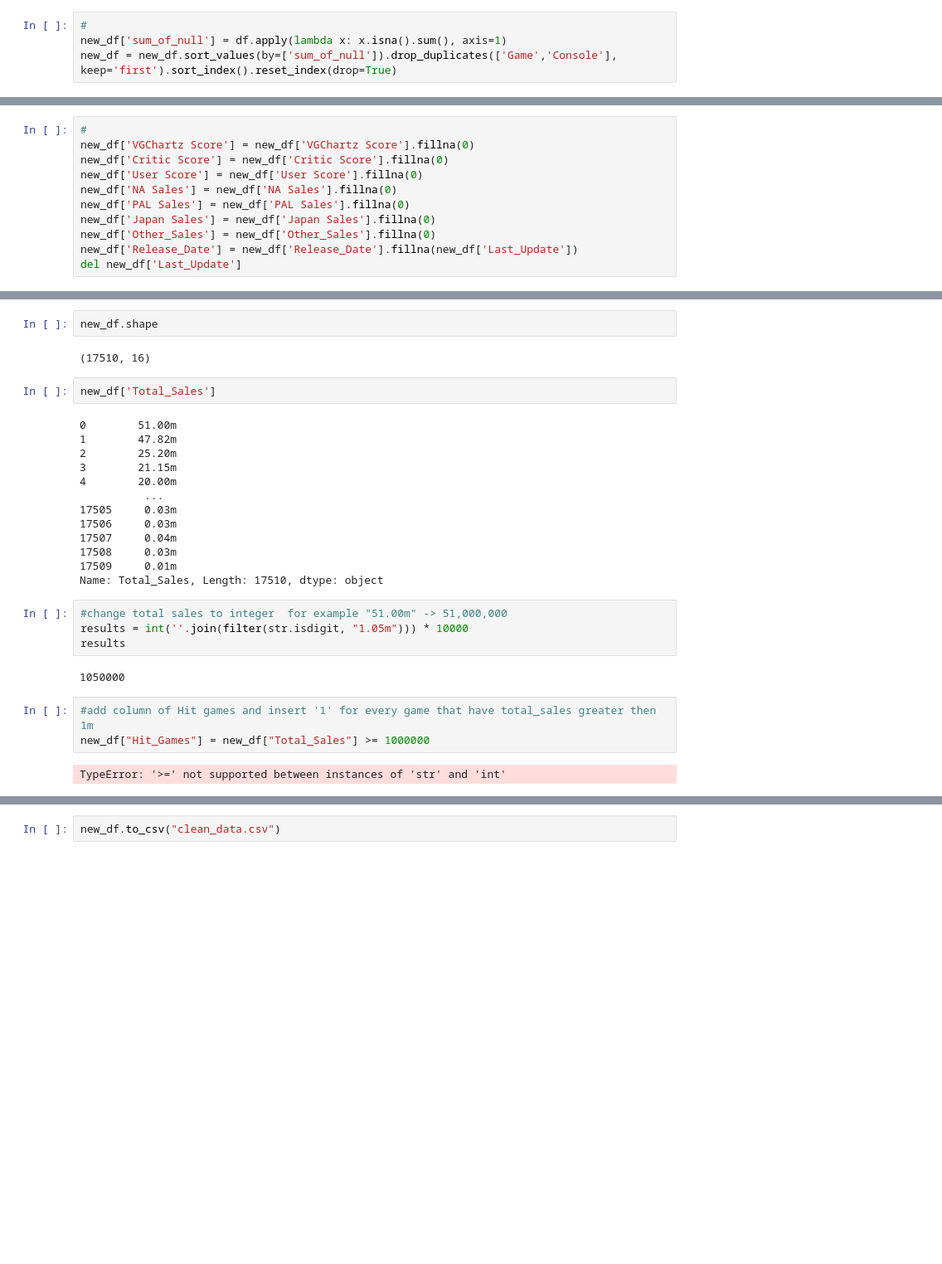
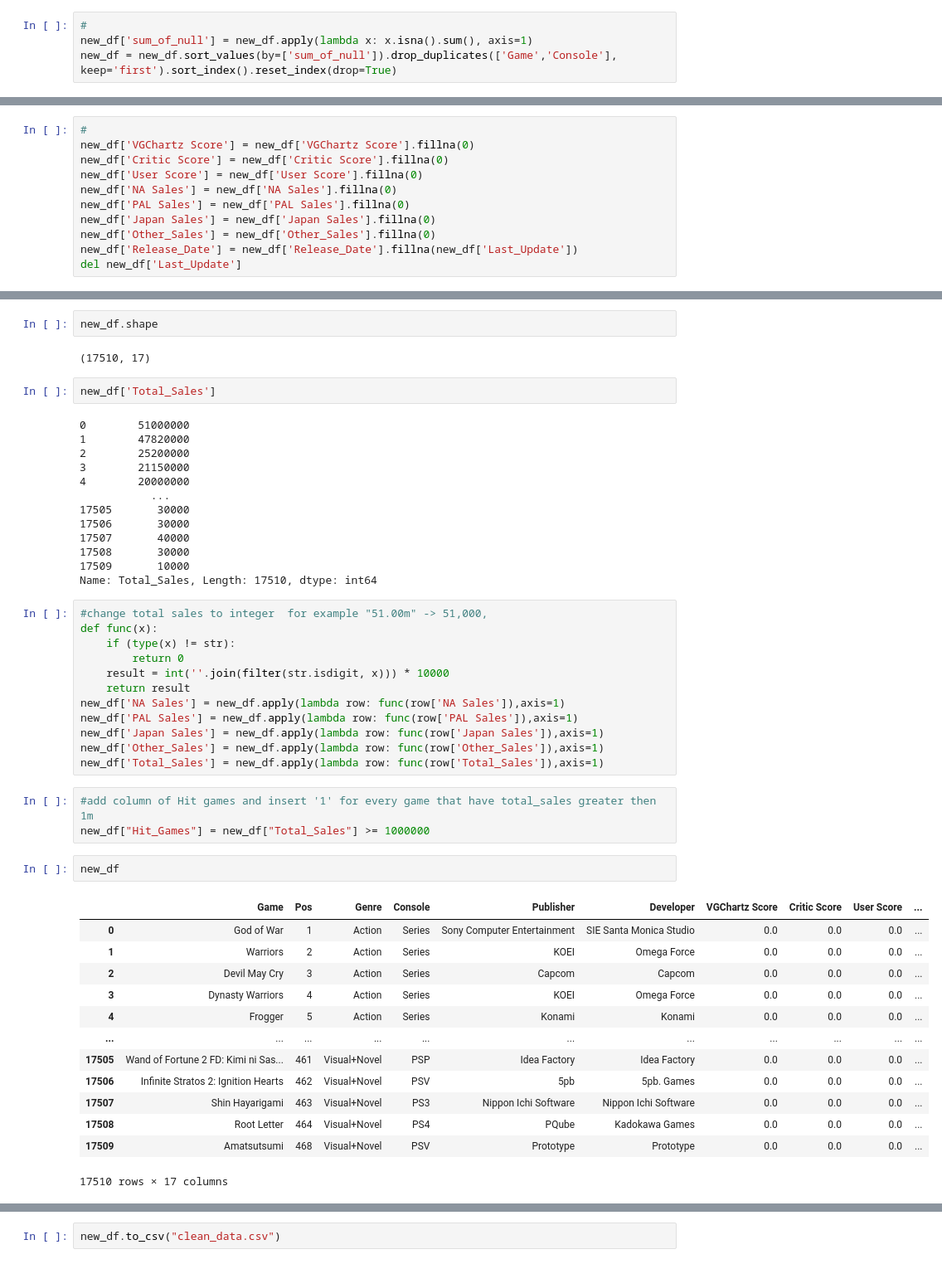
Before and after one commit to EdenBenMeshi/PredictHitGames, a Jupyter notebook: Editing Data.ipynb, the cells around one changed output, grey strips where cells are left out. Shown at 83% size. Cells and saved outputs as stored; diff of their text form; blank space fills up the shorter version.

```diff
--- a/Editing Data.ipynb
+++ b/Editing Data.ipynb
@@ -53,7 +53,7 @@ new_df.duplicated(['Game','Console']).sum()
 5160
 # %%
 #
-new_df['sum_of_null'] = df.apply(lambda x: x.isna().sum(), axis=1)
+new_df['sum_of_null'] = new_df.apply(lambda x: x.isna().sum(), axis=1)
 new_df = new_df.sort_values(by=['sum_of_null']).drop_duplicates(['Game','Console'], keep='first').sort_index().reset_index(drop=True)
 # %%
 new_df.duplicated(['Game','Console']).sum()
@@ -113,33 +113,53 @@ memory usage: 2.1+ MB
 # %%
 new_df.shape
 # %% [output]
-(17510, 16)
+(17510, 17)
 # %%
 new_df['Total_Sales']
 # %% [output]
-0        51.00m
-1        47.82m
-2        25.20m
-3        21.15m
-4        20.00m
-          ...
-17505     0.03m
-17506     0.03m
-17507     0.04m
-17508     0.03m
-17509     0.01m
-Name: Total_Sales, Length: 17510, dtype: object
+0        51000000
+1        47820000
+2        25200000
+3        21150000
+4        20000000
+           ...
+17505       30000
+17506       30000
+17507       40000
+17508       30000
+17509       10000
+Name: Total_Sales, Length: 17510, dtype: int64
 # %%
-#change total sales to integer  for example "51.00m" -> 51,000,000
-results = int(''.join(filter(str.isdigit, "1.05m"))) * 10000
-results
+#change total sales to integer  for example "51.00m" -> 51,000,
+def func(x):
+    if (type(x) != str):
+        return 0
+    result = int(''.join(filter(str.isdigit, x))) * 10000
+    return result
+new_df['NA Sales'] = new_df.apply(lambda row: func(row['NA Sales']),axis=1)
+new_df['PAL Sales'] = new_df.apply(lambda row: func(row['PAL Sales']),axis=1)
+new_df['Japan Sales'] = new_df.apply(lambda row: func(row['Japan Sales']),axis=1)
+new_df['Other_Sales'] = new_df.apply(lambda row: func(row['Other_Sales']),axis=1)
+new_df['Total_Sales'] = new_df.apply(lambda row: func(row['Total_Sales']),axis=1)
-# %% [output]
-1050000
 # %%
 #add column of Hit games and insert '1' for every game that have total_sales greater then 1m
 new_df["Hit_Games"] = new_df["Total_Sales"] >= 1000000
-# %% [output]
-TypeError: '>=' not supported between instances of 'str' and 'int'
+# %%
+new_df
+# %% [output]
+|  | Game | Pos | Genre | Console | Publisher | Developer | VGChartz Score | Critic Score | User Score | ... |
+| 0 | God of War | 1 | Action | Series | Sony Computer Entertainment | SIE Santa Monica Studio | 0.0 | 0.0 | 0.0 | ... |
+| 1 | Warriors | 2 | Action | Series | KOEI | Omega Force | 0.0 | 0.0 | 0.0 | ... |
+| 2 | Devil May Cry | 3 | Action | Series | Capcom | Capcom | 0.0 | 0.0 | 0.0 | ... |
+| 3 | Dynasty Warriors | 4 | Action | Series | KOEI | Omega Force | 0.0 | 0.0 | 0.0 | ... |
+| 4 | Frogger | 5 | Action | Series | Konami | Konami | 0.0 | 0.0 | 0.0 | ... |
+| ... | ... | ... | ... | ... | ... | ... | ... | ... | ... | ... |
+| 17505 | Wand of Fortune 2 FD: Kimi ni Sas... | 461 | Visual+Novel | PSP | Idea Factory | Idea Factory | 0.0 | 0.0 | 0.0 | ... |
+| 17506 | Infinite Stratos 2: Ignition Hearts | 462 | Visual+Novel | PSV | 5pb | 5pb. Games | 0.0 | 0.0 | 0.0 | ... |
+| 17507 | Shin Hayarigami | 463 | Visual+Novel | PS3 | Nippon Ichi Software | Nippon Ichi Software | 0.0 | 0.0 | 0.0 | ... |
+| 17508 | Root Letter | 464 | Visual+Novel | PS4 | PQube | Kadokawa Games | 0.0 | 0.0 | 0.0 | ... |
+| 17509 | Amatsutsumi | 468 | Visual+Novel | PSV | Prototype | Prototype | 0.0 | 0.0 | 0.0 | ... |
+17510 rows × 17 columns
 # %%
 #check if we have outliers in sales
 new_df.describe(include = "all")
```
Also changed, not shown: parts of 3 cells of this notebook.
